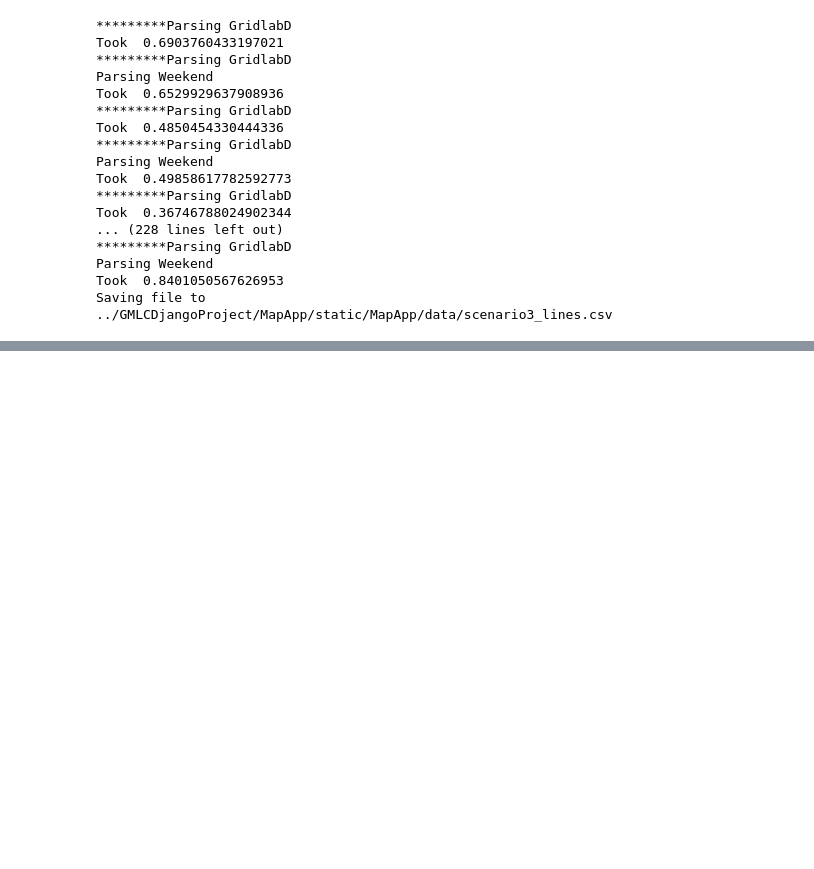
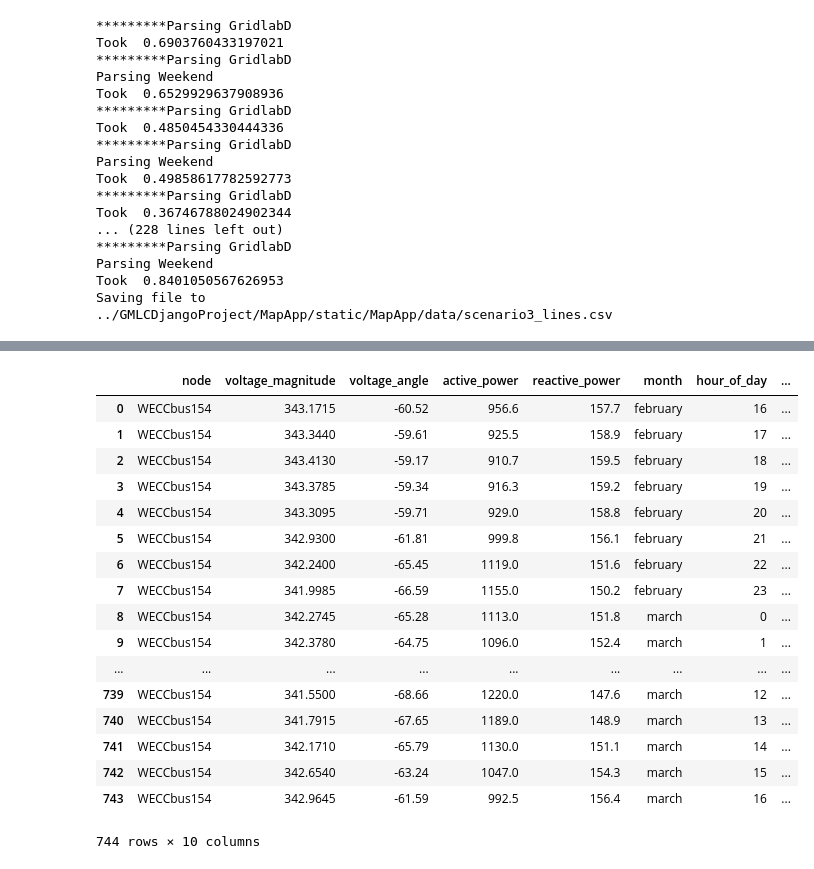
Before and after one commit to eckara/GMLC, a Jupyter notebook: DataAnalysis/ParseResultsForDC-js.ipynb, the cells around one changed output, grey strips where cells are left out. Cells and saved outputs as stored; diff of their text form; code cells hidden in the pictures; blank space fills up the shorter version.

Commit message:
Comparison and Transmission Done

```diff
--- a/DataAnalysis/ParseResultsForDC-js.ipynb
+++ b/DataAnalysis/ParseResultsForDC-js.ipynb
@@ -634,0 +708,21 @@ dataFrame['peak_hourly_pv_export'][0]
+# %%
+transmission_nodes
+# %% [output]
+|  | node | voltage_magnitude | voltage_angle | active_power | reactive_power | month | hour_of_day | ... |
+| 0 | WECCbus154 | 343.1715 | -60.52 | 956.6 | 157.7 | february | 16 | ... |
+| 1 | WECCbus154 | 343.3440 | -59.61 | 925.5 | 158.9 | february | 17 | ... |
+| 2 | WECCbus154 | 343.4130 | -59.17 | 910.7 | 159.5 | february | 18 | ... |
+| 3 | WECCbus154 | 343.3785 | -59.34 | 916.3 | 159.2 | february | 19 | ... |
+| 4 | WECCbus154 | 343.3095 | -59.71 | 929.0 | 158.8 | february | 20 | ... |
+| 5 | WECCbus154 | 342.9300 | -61.81 | 999.8 | 156.1 | february | 21 | ... |
+| 6 | WECCbus154 | 342.2400 | -65.45 | 1119.0 | 151.6 | february | 22 | ... |
+| 7 | WECCbus154 | 341.9985 | -66.59 | 1155.0 | 150.2 | february | 23 | ... |
+| 8 | WECCbus154 | 342.2745 | -65.28 | 1113.0 | 151.8 | march | 0 | ... |
+| 9 | WECCbus154 | 342.3780 | -64.75 | 1096.0 | 152.4 | march | 1 | ... |
+| ... | ... | ... | ... | ... | ... | ... | ... | ... |
+| 739 | WECCbus154 | 341.5500 | -68.66 | 1220.0 | 147.6 | march | 12 | ... |
+| 740 | WECCbus154 | 341.7915 | -67.65 | 1189.0 | 148.9 | march | 13 | ... |
+| 741 | WECCbus154 | 342.1710 | -65.79 | 1130.0 | 151.1 | march | 14 | ... |
+| 742 | WECCbus154 | 342.6540 | -63.24 | 1047.0 | 154.3 | march | 15 | ... |
+| 743 | WECCbus154 | 342.9645 | -61.59 | 992.5 | 156.4 | march | 16 | ... |
+744 rows × 10 columns
```
Also changed, not shown: parts of 8 cells of this notebook, 21 other files.
